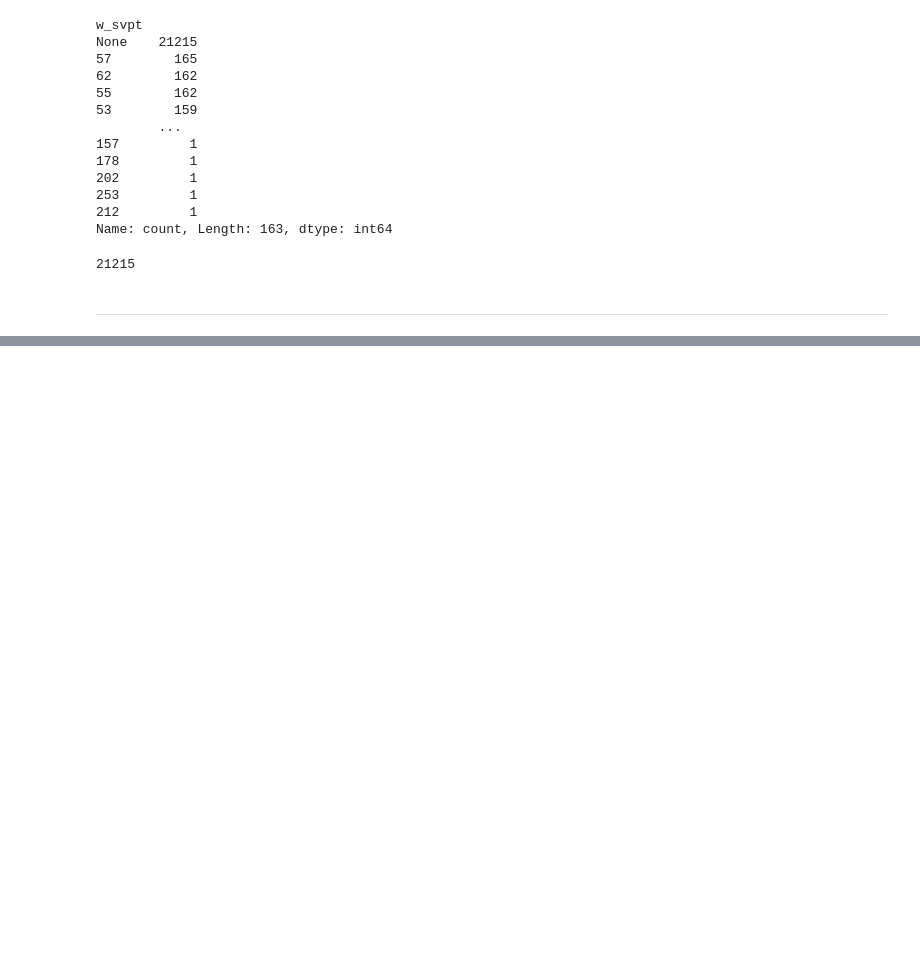
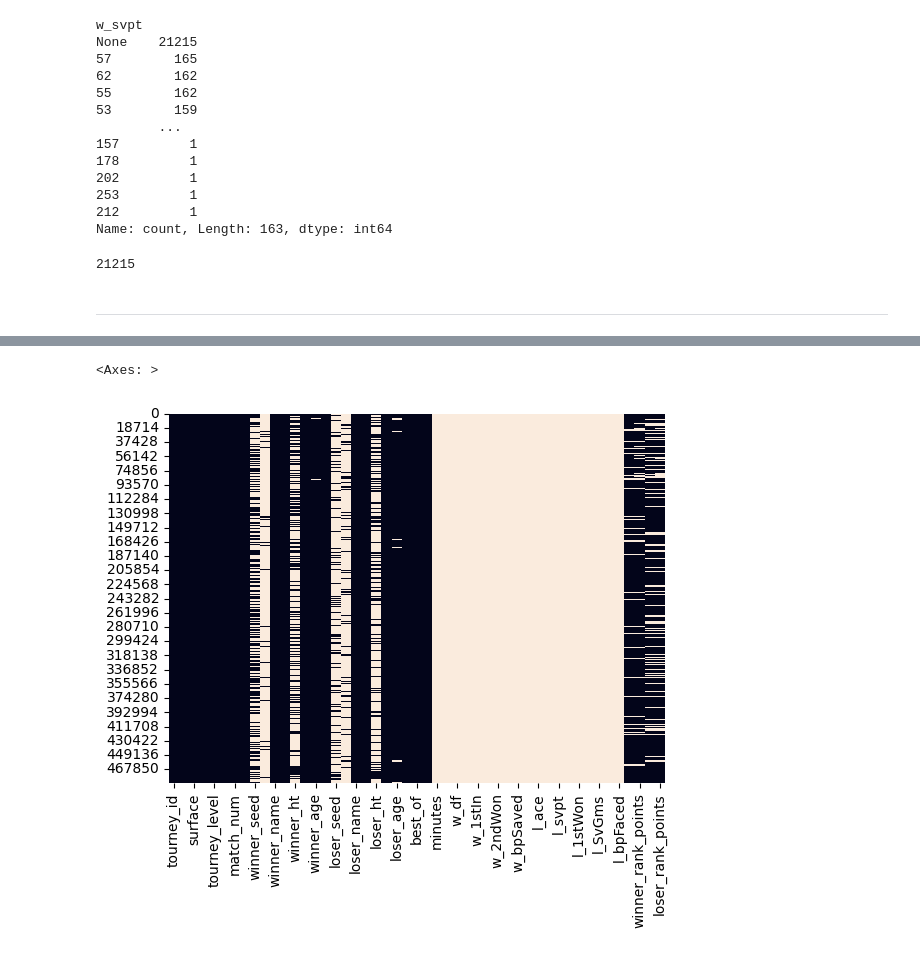
Before and after one commit to lebondon/Tennis_data_study, a Jupyter notebook: aggregated_matches_atp/controllo_nan_atp.ipynb, the cells around one changed output, grey strips where cells are left out. Drawn from its saved outputs; the diff is of its cells as text; code cells hidden in the pictures; blank space fills up the shorter version.

```diff
--- a/aggregated_matches_atp/controllo_nan_atp.ipynb
+++ b/aggregated_matches_atp/controllo_nan_atp.ipynb
@@ -1984,0 +2330,4 @@ df3['w_svpt'].isna().sum()
+# %%
+path4="futures_matches.parquet"
+df4=pd.read_parquet(path4)
+df4
@@ -1984,0 +2348,5 @@ df3['w_svpt'].isna().sum()
+# %%
+sns.heatmap(df4.isna(), cbar=False)
+# %% [output]
+<Axes: >
+[figure, added]
```
Also changed, not shown: parts of 145 cells of this notebook.
